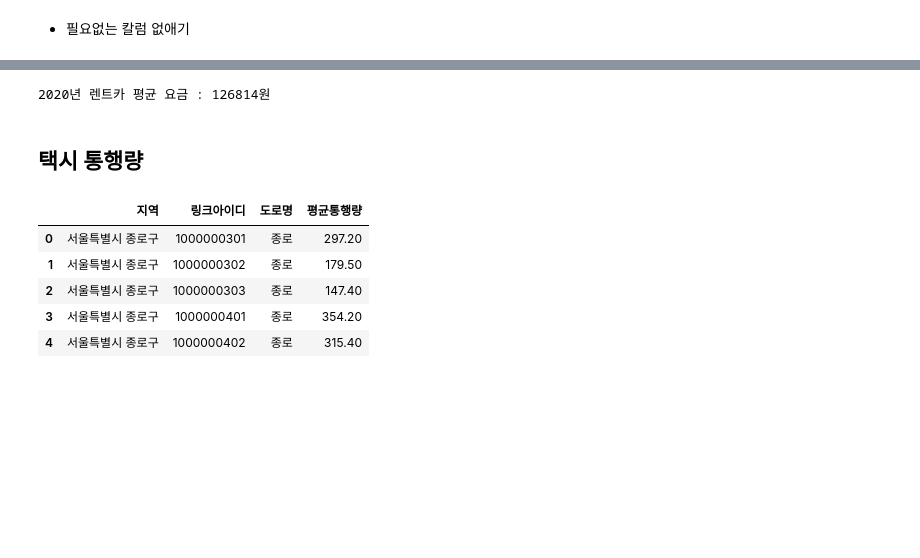
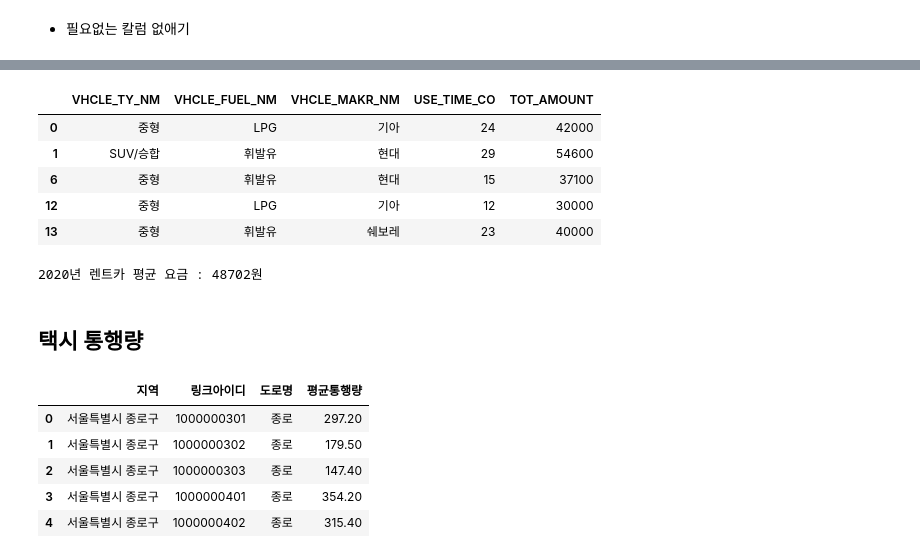
Before and after one commit to L2egg/L2egg, a Jupyter notebook: 제주도.ipynb, the cells around one changed output, grey strips where cells are left out. Cells and saved outputs as stored; diff of their text form; code cells hidden in the pictures; blank space fills up the shorter version.

```diff
--- a/제주도.ipynb
+++ b/제주도.ipynb
@@ -149,8 +168,19 @@ dataset3
+# %%
+dataset_rent_day = dataset3[dataset3['USE_TIME_CO'] <= 30]
+# %%
+dataset_rent_day.head()
+# %% [output]
+|  | VHCLE_TY_NM | VHCLE_FUEL_NM | VHCLE_MAKR_NM | USE_TIME_CO | TOT_AMOUNT |
+| 0 | 중형 | LPG | 기아 | 24 | 42000 |
+| 1 | SUV/승합 | 휘발유 | 현대 | 29 | 54600 |
+| 6 | 중형 | 휘발유 | 현대 | 15 | 37100 |
+| 12 | 중형 | LPG | 기아 | 12 | 30000 |
+| 13 | 중형 | 휘발유 | 쉐보레 | 23 | 40000 |
 # %%
-average = dataset3['TOT_AMOUNT'].mean()
+average = dataset_rent_day['TOT_AMOUNT'].mean()
 print('2020년 렌트카 평균 요금 : {0:.0f}원'.format(average))
 # %% [output]
-2020년 렌트카 평균 요금 : 126814원
+2020년 렌트카 평균 요금 : 48702원
 # %% [markdown]
 ## 택시 통행량
 # %%
```
Also changed, not shown: parts of 29 cells of this notebook.
